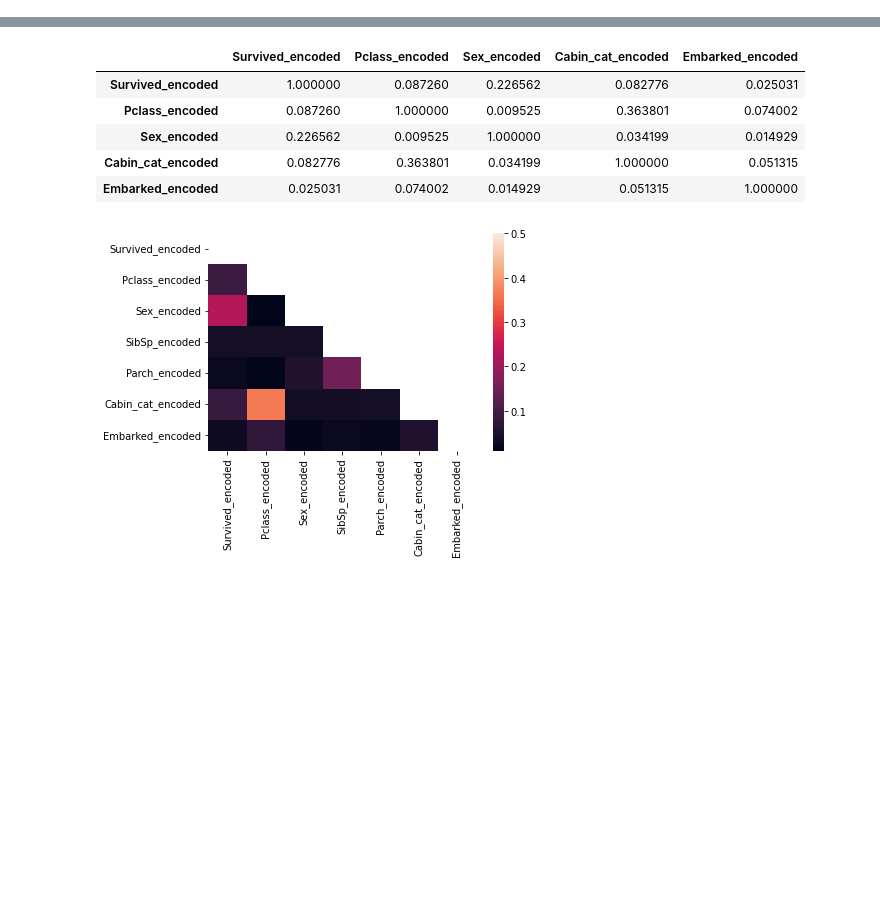
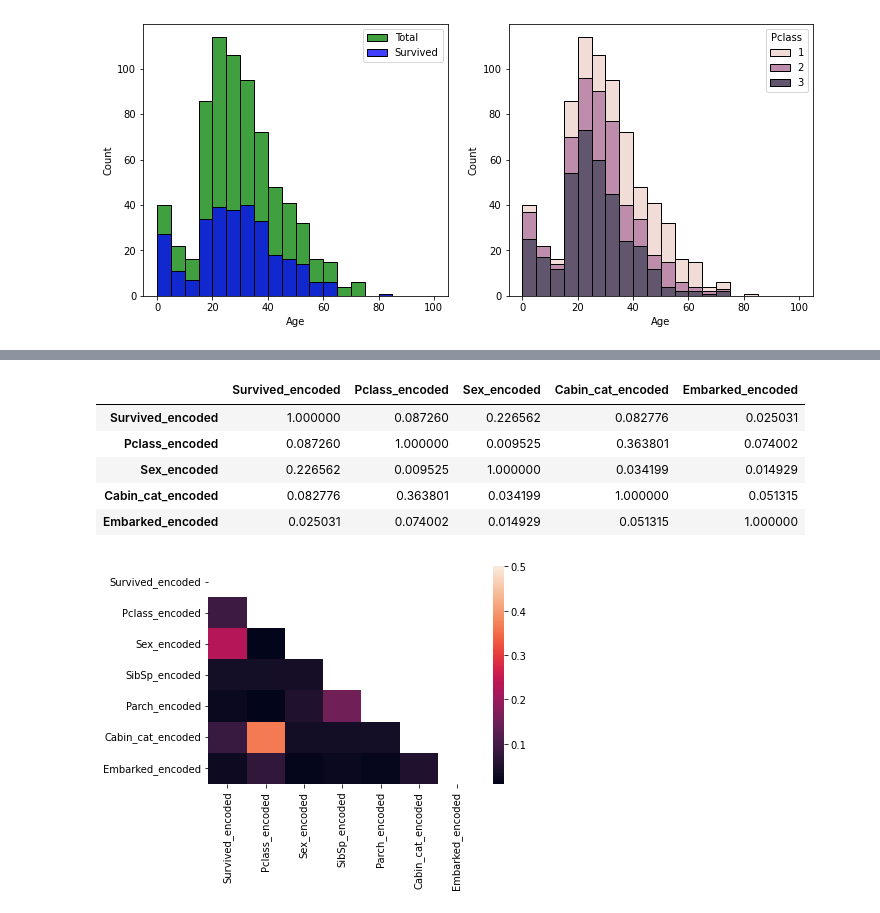
Before and after one commit to JunzhongLin/Kaggle_Contest, a Jupyter notebook: Titanic/titanic_explore.ipynb, the cells around one changed output, grey strips where cells are left out. Cells and saved outputs as stored; diff of their text form; code cells hidden in the pictures; blank space fills up the shorter version.

```diff
--- a/Titanic/titanic_explore.ipynb
+++ b/Titanic/titanic_explore.ipynb
@@ -68,0 +188,13 @@ train_data.sort_values('Fare', ascending=False)
+# %%
+fig, ax = plt.subplots(1, 2, figsize=(12, 5))
+
+g1 = sns.histplot(data=train_data, x='Age', ax=ax[0], color='g', bins=20, binrange=(0, 100))
+g2 = sns.histplot(data=train_data[train_data['Survived']==1]
+                  , x='Age', ax=ax[0], color='b', bins=20, binrange=(0, 100))
+ax[0].legend(labels=['Total', 'Survived'])
+
+g1 = sns.histplot(data=train_data, x='Age', ax=ax[1],
+                  multiple='stack', hue='Pclass',
+                  bins=20, binrange=(0, 100))
+# %% [output]
+[figure, added]
```
Also changed, not shown: parts of 39 cells of this notebook, 6 other files.
